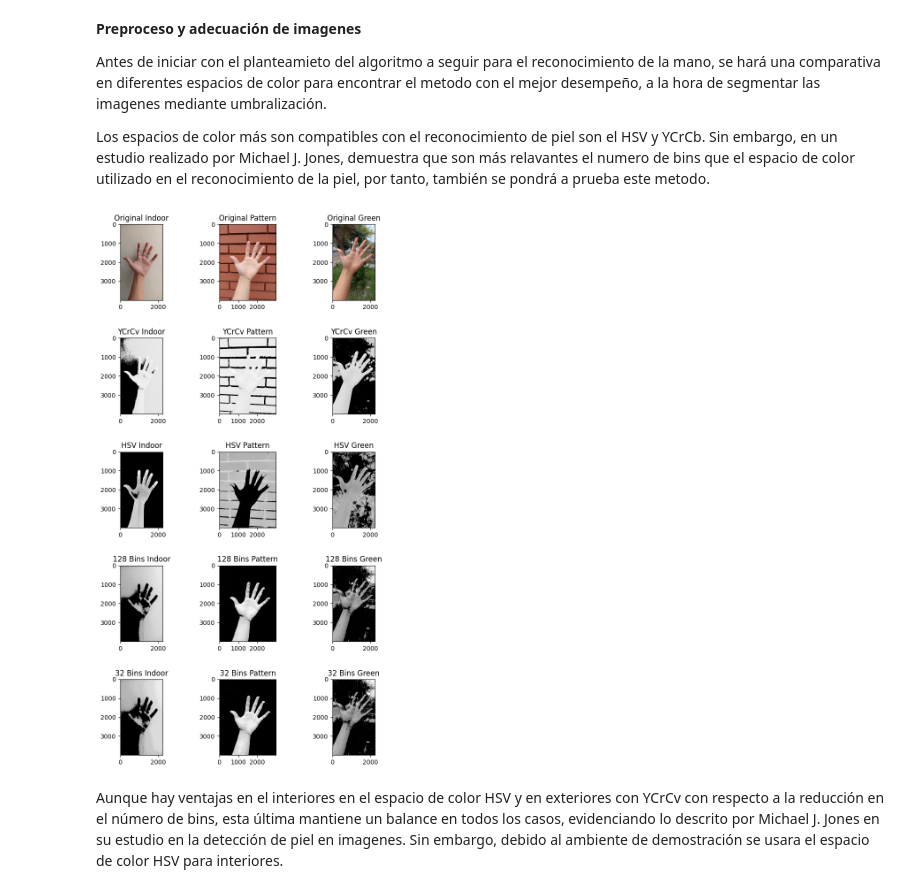
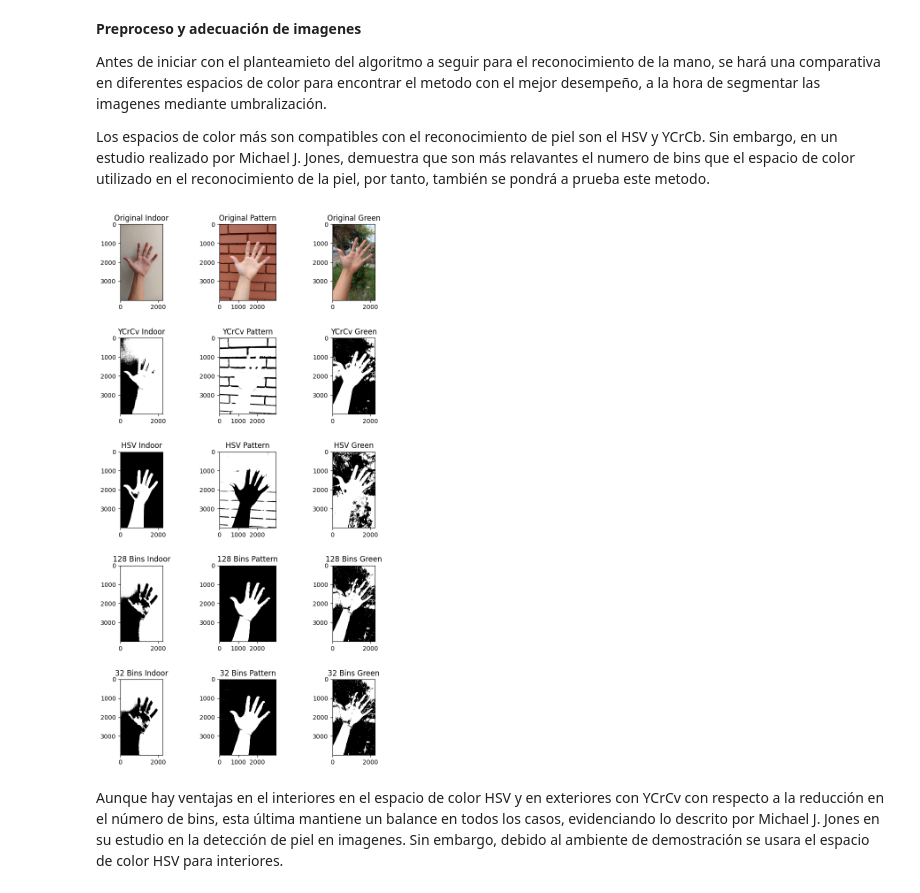
Before and after one commit to KouzouAkizuki/Tecnicas-de-IA---2024-I, a Jupyter notebook: Proyecto/Avance_1, Oscar Riveros, Yovany Vargas/Proyecto_TIA.ipynb, the cells around one changed output. Cells and saved outputs as stored; diff of their text form; code cells hidden in the pictures.

```diff
--- a/Proyecto/Avance_1, Oscar Riveros, Yovany Vargas/Proyecto_TIA.ipynb
+++ b/Proyecto/Avance_1, Oscar Riveros, Yovany Vargas/Proyecto_TIA.ipynb
@@ -62,36 +62,36 @@ Manos_HSV = [HSV(Indoor_P), HSV(Pattern_P), HSV(Green_P)]
 #Reducción de bins
 bins_0 = 128
 Manos_128bins = [lessBins(Indoor_P, bins_0), lessBins(Pattern_P, bins_0), lessBins(Green_P, bins_0)]
 bins_1 = 16
 Manos_64bins = [lessBins(Indoor_P, bins_1), lessBins(Pattern_P, bins_1), lessBins(Green_P, bins_1)]
 
 res = [Manos_YCrCb, Manos_HSV, Manos_128bins, Manos_64bins]
 title1 = ['YCrCv ', 'HSV ', '128 Bins ', '32 Bins ']
 title2 = ['Indoor', 'Pattern', 'Green']
 
 plt.figure(1)
 plt.subplot(5,3,1), plt.imshow(Original_P[0]), plt.title('Original ' + title2[0])
 plt.subplot(5,3,2), plt.imshow(Original_P[1]), plt.title('Original ' + title2[1])
 plt.subplot(5,3,3), plt.imshow(Original_P[2]), plt.title('Original ' + title2[2])
 bins = 256
 c = 0
 for i in range(4):
     for j in range(3):
         if i == 2:
             bins = bins_0
         elif i == 3:
             bins = bins_1
         #Se suavisa el histograma para eliminar minimos locales
         blur = cv2.GaussianBlur(res[i][j], (3,3), 0)
         img = cv2.cvtColor(blur, cv2.COLOR_BGR2GRAY)
-        #Debido a que buscan los maximos globales lo mejor es usar umbral a cero
-        tre, otsu = cv2.threshold(img,0,bins-1,cv2.THRESH_TOZERO + cv2.THRESH_OTSU)
+        #La mano será un máximo global, para garantizar su aparición se usa umbral binario
+        tre, otsu = cv2.threshold(img,0,bins-1,cv2.THRESH_BINARY + cv2.THRESH_OTSU)
         plt.subplot(5,3,c+4), plt.imshow(otsu, cmap=plt.cm.gray), plt.title(title1[i] + title2[j])
         c += 1
 plt.subplots_adjust(top=3, bottom=0.5, left=0.0, right=1.0, hspace=0.5, wspace=0.5)
 plt.show()
 # %% [output]
-[figure, old version]
+[figure, new version]
 # %% [markdown]
 Aunque hay ventajas en el interiores en el espacio de color HSV y en exteriores con YCrCv con respecto a la reducción en el número de bins, esta última mantiene un balance en todos los casos, evidenciando lo descrito por Michael J. Jones en su estudio en la detección de piel en imagenes. Sin embargo, debido al ambiente de demostración se usara el espacio de color HSV para interiores.
 # %%
```
Also changed, not shown: parts of 3 cells of this notebook.
